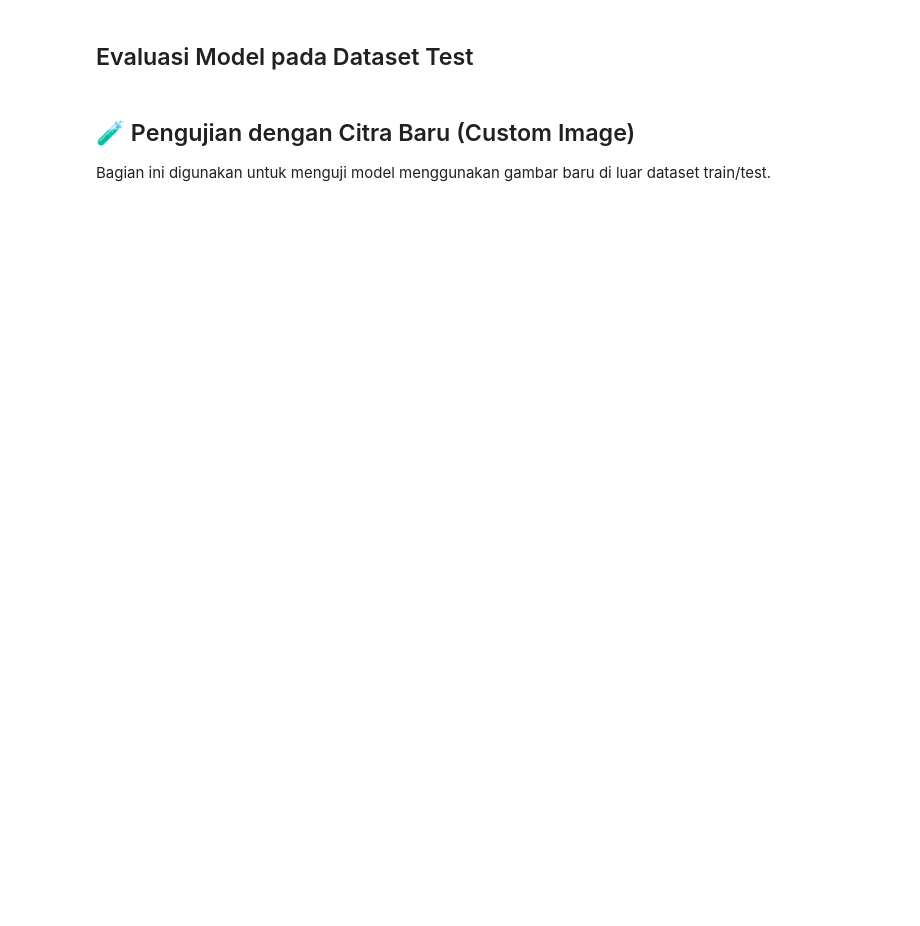
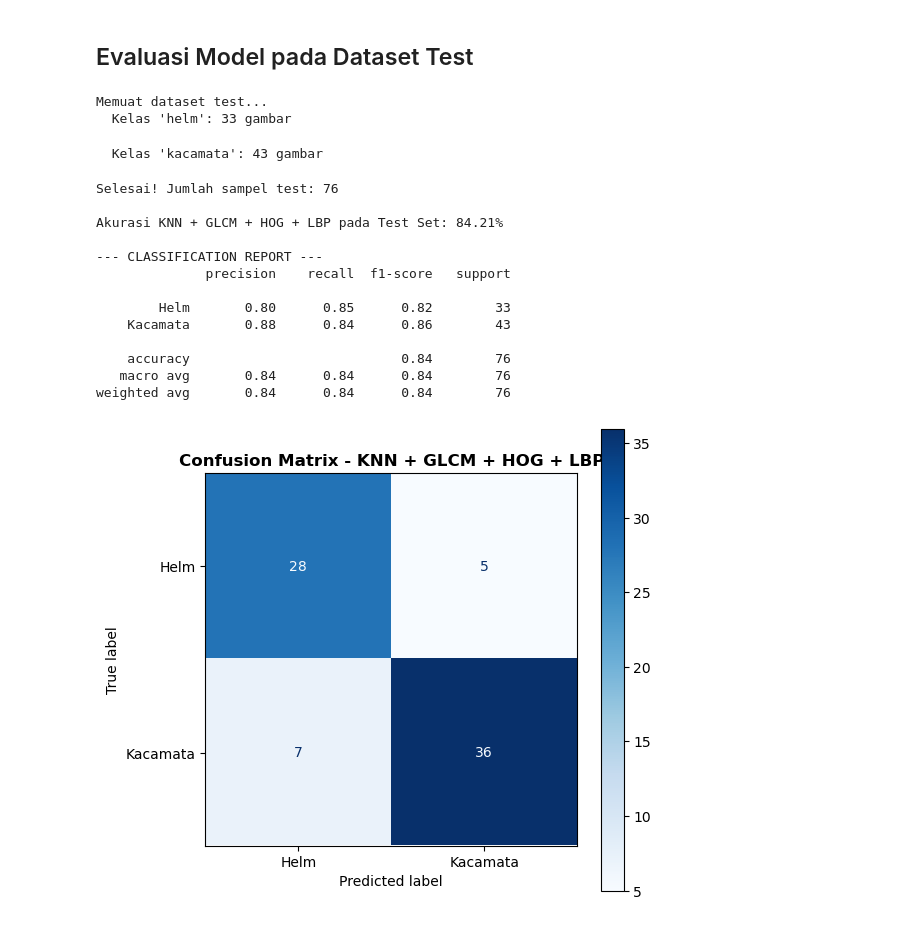
Before and after one commit to DwikyRezza/klasifikasi-APD-menggunakan-KNN, a Jupyter notebook: new_knn.ipynb, the cells around one changed output. Drawn from its saved outputs; the diff is of its cells as text; code cells hidden in the pictures; blank space fills up the shorter version.

```diff
--- a/new_knn.ipynb
+++ b/new_knn.ipynb
@@ -196,24 +229,38 @@ if kaca_samples:
 # %%
 print('Memuat dataset test...')
 X_test_raw, y_test = load_dataset('dataset/test')
 print(f'Selesai! Jumlah sampel test: {X_test_raw.shape[0]}')
 
 X_test_scaled = scaler_final.transform(X_test_raw)
-y_pred = knn_final.predict(X_test_scaled)
+y_pred        = knn_final.predict(X_test_scaled)
 
 test_accuracy = accuracy_score(y_test, y_pred)
-print(f'\nAkurasi Model KNN + GLCM + HOG pada Dataset Test: {test_accuracy * 100:.2f}%')
+labels_name   = ['Helm', 'Kacamata']
+print(f'\nAkurasi KNN + GLCM + HOG + LBP pada Test Set: {test_accuracy * 100:.2f}%')
+print('\n--- CLASSIFICATION REPORT ---')
+print(classification_report(y_test, y_pred, target_names=labels_name, zero_division=0))
 
-labels = ['Helm', 'Kacamata']
-print('\n--- CLASSIFICATION REPORT ---')
-print(classification_report(y_test, y_pred, target_names=labels, zero_division=0))
-
-cm = confusion_matrix(y_test, y_pred)
-disp = ConfusionMatrixDisplay(confusion_matrix=cm, display_labels=labels)
+cm   = confusion_matrix(y_test, y_pred)
+disp = ConfusionMatrixDisplay(confusion_matrix=cm, display_labels=labels_name)
 fig, ax = plt.subplots(figsize=(6, 6))
 disp.plot(cmap='Blues', ax=ax, values_format='d')
-plt.title('Confusion Matrix - KNN + GLCM + HOG', fontsize=12, fontweight='bold')
+plt.title('Confusion Matrix - KNN + GLCM + HOG + LBP', fontsize=12, fontweight='bold')
 plt.show()
+# %% [output]
+Memuat dataset test...
+  Kelas 'helm': 33 gambar
+  Kelas 'kacamata': 43 gambar
+Selesai! Jumlah sampel test: 76
+
+Akurasi KNN + GLCM + HOG + LBP pada Test Set: 84.21%
+
+--- CLASSIFICATION REPORT ---
+              precision    recall  f1-score   support
+
+        Helm       0.80      0.85      0.82        33
+    Kacamata       0.88      0.84      0.86        43
+
+    accuracy                           0.84        76
+   macro avg       0.84      0.84      0.84        76
+weighted avg       0.84      0.84      0.84        76
+[figure, added]
-# %% [markdown]
-## 🧪 Pengujian dengan Citra Baru (Custom Image)
-Bagian ini digunakan untuk menguji model menggunakan gambar baru di luar dataset train/test.
```
Also changed, not shown: parts of 11 cells of this notebook, 2 other files.
